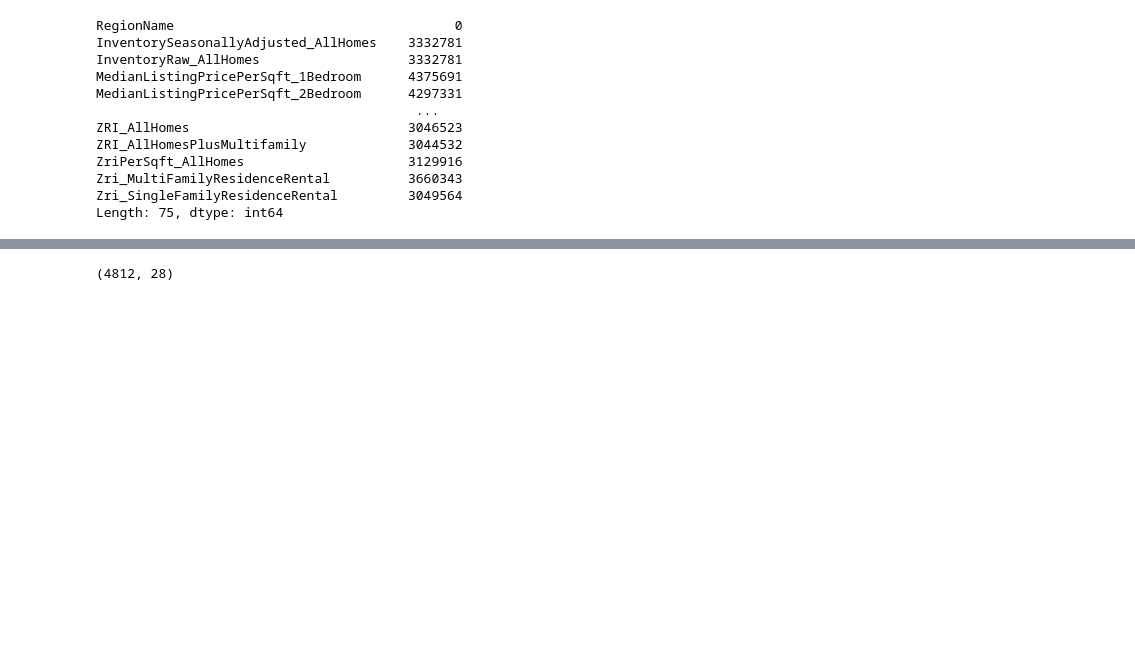
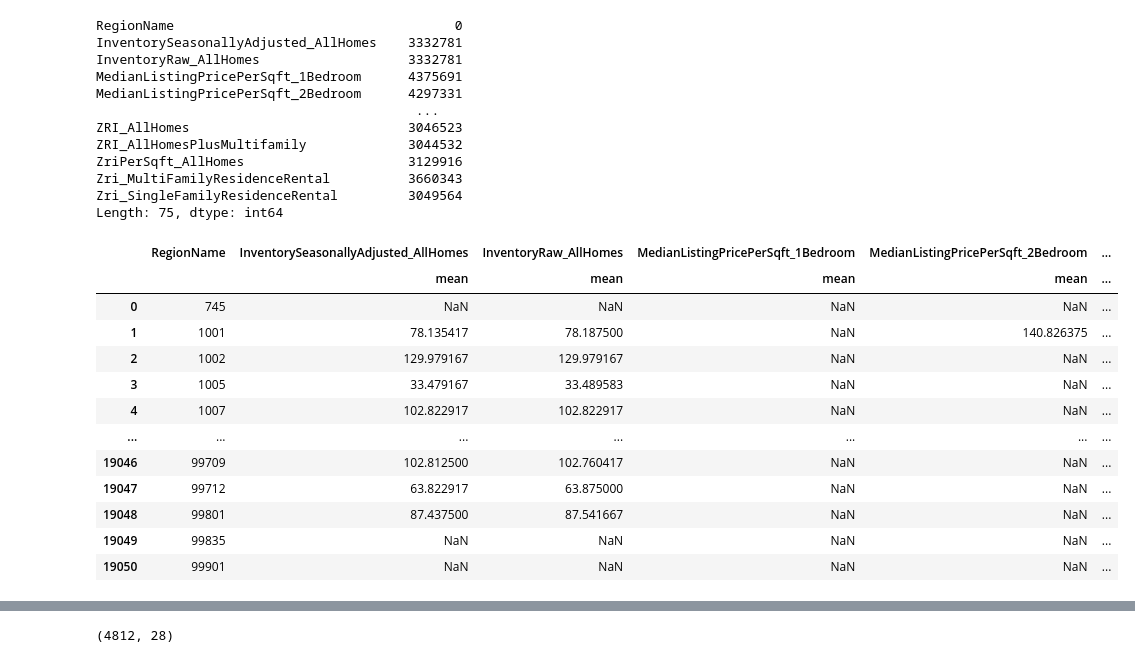
Before and after one commit to norgrenm/US_House_Price_Prediction, a Jupyter notebook: notebooks/DM-US_HousingData.ipynb, the cells around one changed output, grey strips where cells are left out. Saved outputs shown, nothing was run; the diff lists cells and outputs as text; code cells hidden in the pictures; blank space fills up the shorter version.

Commit message:
Updated zip_df  with Elio aggregation logic - issue from before is resolved
Need to validate if multiple occur - initial csv testing looks good

```diff
--- a/notebooks/DM-US_HousingData.ipynb
+++ b/notebooks/DM-US_HousingData.ipynb
@@ -618,3 +618,102 @@ ZriPerSqft_AllHomes                     3129916
 Zri_MultiFamilyResidenceRental          3660343
 Zri_SingleFamilyResidenceRental         3049564
 Length: 75, dtype: int64
+# %%
+## Establish date range to 2017 for normalization
+zip_df = zip_df.loc['2010-01-01':'2017-12-31']
+# %%
+## Drop index variable
+zip_df.reset_index(drop=True, inplace=True)
+# %%
+## Create variable named multi that utilizes the groupby function to reduce to a singular of zip code then
+##  aggregate the reamining columns in an effort to reduce overall complexity
+zip_multi = zip_df.groupby(['RegionName']).agg({'InventorySeasonallyAdjusted_AllHomes':['mean'],
+                                                'InventoryRaw_AllHomes':['mean'],
+                                                'MedianListingPricePerSqft_1Bedroom':['mean'],
+                                                'MedianListingPricePerSqft_2Bedroom':['mean'],
+                                                'MedianListingPricePerSqft_3Bedroom':['mean'],
+                                                'MedianListingPricePerSqft_4Bedroom':['mean'],
+                                                'MedianListingPricePerSqft_5BedroomOrMore':['mean'],
+                                                'MedianListingPricePerSqft_AllHomes':['mean'],
+                                                'MedianListingPricePerSqft_CondoCoop':['mean'],
+                                                'MedianListingPricePerSqft_DuplexTriplex':['mean'],
+                                                'MedianListingPricePerSqft_SingleFamilyResidence':['mean'],
+                                                'MedianListingPricePerSqft_SingleFamilyResidence':['mean'],
+                                                'MedianListingPrice_1Bedroom':['mean'],
+                                                'MedianListingPrice_2Bedroom':['mean'],
+                                                'MedianListingPrice_3Bedroom':['mean'],
+                                                'MedianListingPrice_4Bedroom':['mean'],
+                                                'MedianListingPrice_5BedroomOrMore':['mean'],
+                                                'MedianListingPrice_AllHomes':['mean'],
+                                                'MedianListingPrice_CondoCoop':['mean'],
+                                                'MedianListingPrice_DuplexTriplex':['mean'],
+                                                'MedianListingPrice_SingleFamilyResidence':['mean'],
+                                                'MedianPctOfPriceReduction_AllHomes':['mean'],
+                                                'MedianPctOfPriceReduction_CondoCoop':['mean'],
+                                                'MedianPctOfPriceReduction_SingleFamilyResidence':['mean'],
+                                                'MedianPriceCutDollar_AllHomes':['mean'],
+                                                'MedianPriceCutDollar_CondoCoop':['mean'],
+                                                'MedianPriceCutDollar_SingleFamilyResidence':['mean'],
+                                                'MedianRentalPricePerSqft_1Bedroom':['mean'],
+                                                'MedianRentalPricePerSqft_2Bedroom':['mean'],
+                                                'MedianRentalPricePerSqft_3Bedroom':['mean'],
+                                                'MedianRentalPricePerSqft_4Bedroom':['mean'],
+                                                'MedianRentalPricePerSqft_5BedroomOrMore':['mean'],
+                                                'MedianRentalPricePerSqft_AllHomes':['mean'],
+                                                'MedianRentalPricePerSqft_CondoCoop':['mean'],
+                                                'MedianRentalPricePerSqft_DuplexTriplex':['mean'],
+                                                'MedianRentalPricePerSqft_MultiFamilyResidence5PlusUnits':['mean'],
+                                                'MedianRentalPricePerSqft_SingleFamilyResidence':['mean'],
+                                                'MedianRentalPricePerSqft_Studio':['mean'],
+                                                'MedianRentalPrice_1Bedroom':['mean'],
+                                                'MedianRentalPrice_2Bedroom':['mean'],
+                                                'MedianRentalPrice_3Bedroom':['mean'],
+                                                'MedianRentalPrice_4Bedroom':['mean'],
+                                                'MedianRentalPrice_5BedroomOrMore':['mean'],
+                                                'MedianRentalPrice_AllHomes':['mean'],
+                                                'MedianRentalPrice_CondoCoop':['mean'],
+                                                'MedianRentalPrice_DuplexTriplex':['mean'],
+                                                'MedianRentalPrice_MultiFamilyResidence5PlusUnits':['mean'],
+                                                'MedianRentalPrice_SingleFamilyResidence':['mean'],
+                                                'MedianRentalPrice_Studio':['mean'],
+                                                'PctOfHomesDecreasingInValues_AllHomes':['mean'],
+                                                'PctOfHomesIncreasingInValues_AllHomes':['mean'],
+                                                'PctOfListingsWithPriceReductionsSeasAdj_AllHomes':['mean'],
+                                                'PctOfListingsWithPriceReductionsSeasAdj_CondoCoop':['mean'],
+                                                'PctOfListingsWithPriceReductionsSeasAdj_SingleFamilyResidence':['mean'],
+                                                'PctOfListingsWithPriceReductions_AllHomes':['mean'],
+                                                'PctOfListingsWithPriceReductions_CondoCoop':['mean'],
+                                                'PctOfListingsWithPriceReductions_SingleFamilyResidence':['mean'],
+                                                'PriceToRentRatio_AllHomes':['mean'],
+                                                'ZHVI_1bedroom':['mean'],
+                                                'ZHVI_2bedroom':['mean'],
+                                                'ZHVI_3bedroom':['mean'],
+                                                'ZHVI_4bedroom':['mean'],
+                                                'ZHVI_5BedroomOrMore':['mean'],
+                                                'ZHVI_AllHomes':['mean'],
+                                                'ZHVI_BottomTier':['mean'],
+                                                'ZHVI_CondoCoop':['mean'],
+                                                'ZHVI_MiddleTier':['mean'],
+                                                'ZHVI_SingleFamilyResidence':['mean'],
+                                                'ZHVI_TopTier':['mean'],
+                                                'ZRI_AllHomes':['mean'],
+                                                'ZRI_AllHomesPlusMultifamily':['mean'],
+                                                'ZriPerSqft_AllHomes':['mean'],
+                                                'Zri_MultiFamilyResidenceRental':['mean'],
+                                                'Zri_SingleFamilyResidenceRental':['mean'],
+                                               })
+zip_multi.reset_index()
+# %% [output]
+|  | RegionName | InventorySeasonallyAdjusted_AllHomes | InventoryRaw_AllHomes | MedianListingPricePerSqft_1Bedroom | MedianListingPricePerSqft_2Bedroom | ... |
+|  |  | mean | mean | mean | mean | ... |
+| 0 | 745 | NaN | NaN | NaN | NaN | ... |
+| 1 | 1001 | 78.135417 | 78.187500 | NaN | 140.826375 | ... |
+| 2 | 1002 | 129.979167 | 129.979167 | NaN | NaN | ... |
+| 3 | 1005 | 33.479167 | 33.489583 | NaN | NaN | ... |
+| 4 | 1007 | 102.822917 | 102.822917 | NaN | NaN | ... |
+| ... | ... | ... | ... | ... | ... | ... |
+| 19046 | 99709 | 102.812500 | 102.760417 | NaN | NaN | ... |
+| 19047 | 99712 | 63.822917 | 63.875000 | NaN | NaN | ... |
+| 19048 | 99801 | 87.437500 | 87.541667 | NaN | NaN | ... |
+| 19049 | 99835 | NaN | NaN | NaN | NaN | ... |
+| 19050 | 99901 | NaN | NaN | NaN | NaN | ... |
```
Also changed, not shown: parts of 38 cells of this notebook.
